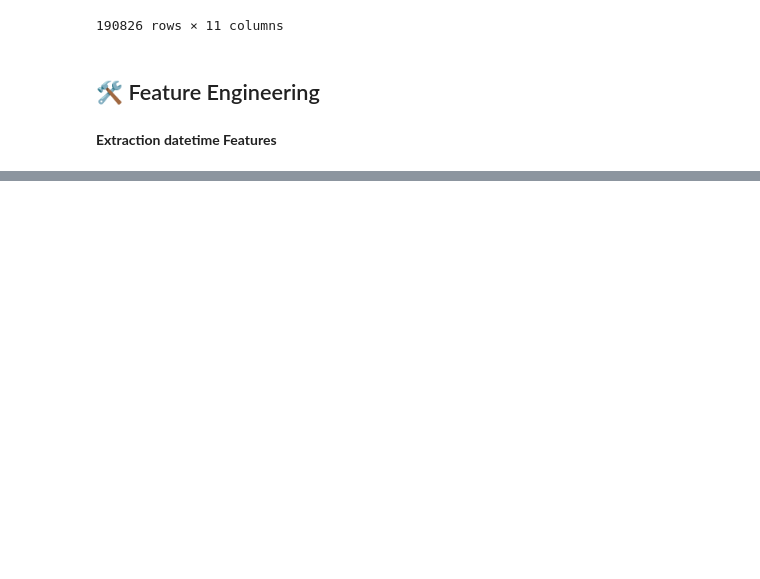
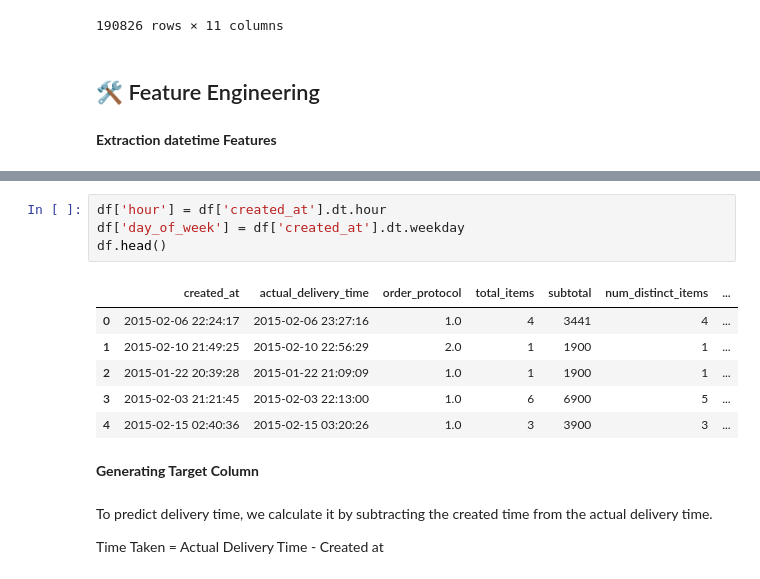
Before and after one commit to RahulHipparkar/Porter-NN-Regression, a Jupyter notebook: porter-nn-regression.ipynb, the cells around one changed output, grey strips where cells are left out. Drawn from its saved outputs; the diff is of its cells as text; blank space fills up the shorter version.

```diff
--- a/porter-nn-regression.ipynb
+++ b/porter-nn-regression.ipynb
@@ -492,0 +517,17 @@ df
+# %%
+df['hour'] = df['created_at'].dt.hour
+df['day_of_week'] = df['created_at'].dt.weekday
+df.head()
+# %% [output]
+|  | created_at | actual_delivery_time | order_protocol | total_items | subtotal | num_distinct_items | ... |
+| 0 | 2015-02-06 22:24:17 | 2015-02-06 23:27:16 | 1.0 | 4 | 3441 | 4 | ... |
+| 1 | 2015-02-10 21:49:25 | 2015-02-10 22:56:29 | 2.0 | 1 | 1900 | 1 | ... |
+| 2 | 2015-01-22 20:39:28 | 2015-01-22 21:09:09 | 1.0 | 1 | 1900 | 1 | ... |
+| 3 | 2015-02-03 21:21:45 | 2015-02-03 22:13:00 | 1.0 | 6 | 6900 | 5 | ... |
+| 4 | 2015-02-15 02:40:36 | 2015-02-15 03:20:26 | 1.0 | 3 | 3900 | 3 | ... |
+# %% [markdown]
+**Generating Target Column**
+# %% [markdown]
+To predict delivery time, we calculate it by subtracting the created time from the actual delivery time.
+
+Time Taken = Actual Delivery Time - Created at
```
Also changed, not shown: parts of 15 cells of this notebook.
